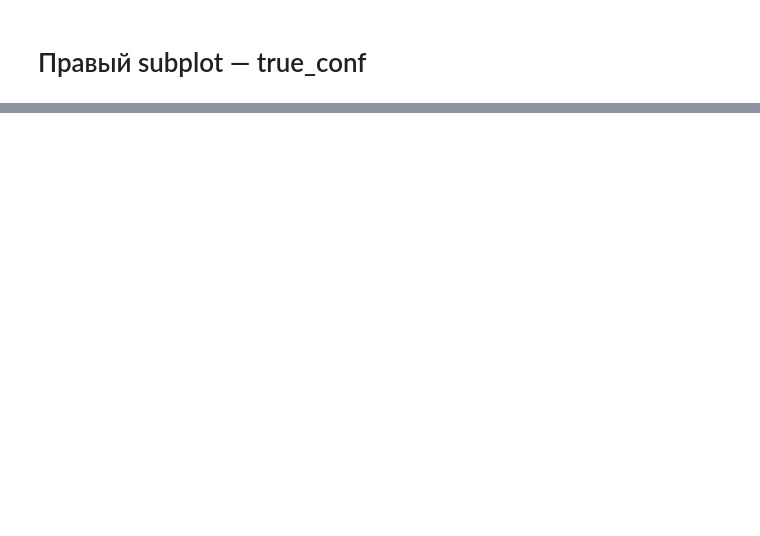
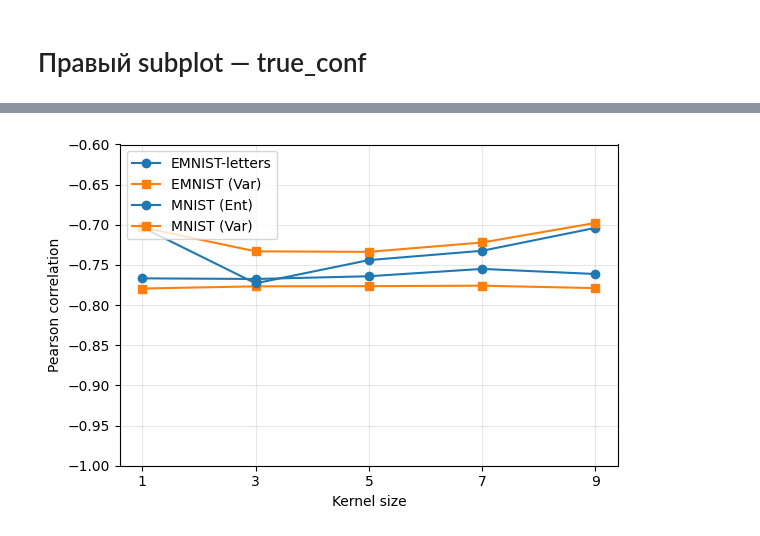
Before and after one commit to qosquo/bayes_nn, a Jupyter notebook: experiments/mnist_vs_emnist-letters_comparison.ipynb, the cells around one changed output, grey strips where cells are left out. Cells and saved outputs as stored; diff of their text form; code cells hidden in the pictures; blank space fills up the shorter version.

```diff
--- a/experiments/mnist_vs_emnist-letters_comparison.ipynb
+++ b/experiments/mnist_vs_emnist-letters_comparison.ipynb
@@ -312,0 +557,20 @@ plt.show()
+# %%
+from torchvision.datasets import MNIST
+
+mnist_evals = evaluate_with_blurs(
+    mnist_model,
+    MNIST,
+    None,
+    None,
+    kernel_sizes, device, T,
+    desc="MNIST Gaussian Blur",
+)
+# %%
+emnist_evals = evaluate_with_blurs(
+    emnist_model,
+    EMNIST,
+    {"split": "letters"},
+    None,
+    kernel_sizes, device, T,
+    desc="EMNIST Gaussian Blur",
+)
@@ -312,0 +618,25 @@ plt.show()
+# %%
+mnist_correlations_total_true = [calculate_correlations(mnist_evals[ks][0], mnist_evals[ks][1], mnist_labels)[1] for ks in kernel_sizes]
+emnist_correlations_total_true = [calculate_correlations(emnist_evals[ks][0], emnist_evals[ks][1], emnist_labels)[1] for ks in kernel_sizes]
+# %%
+fig, ax = plt.subplots(figsize=(6, 4), sharey=True)
+
+colors = {'E': 'C0', 'M': 'C1'}
+markers = {'E': 'o', 'M': 's'}
+
+ax.plot(kernel_sizes, emnist_correlations_total_true, marker=markers['E'], color=colors['E'], label='EMNIST-letters')
+ax.plot(kernel_sizes, emnist_correlations_true, marker=markers['M'], color=colors['M'], label='EMNIST (Var)')
+ax.plot(kernel_sizes, mnist_correlations_total_true, marker=markers['E'], color=colors['E'], label='MNIST (Ent)')
+ax.plot(kernel_sizes, mnist_correlations_true, marker=markers['M'], color=colors['M'], label='MNIST (Var)')
+# ax.set_title('True class')
+ax.set_xticks(kernel_sizes)
+ax.set_xlabel("Kernel size")
+ax.set_ylabel("Pearson correlation")
+ax.grid(True, alpha=0.3)
+ax.set_ylim(bottom=-1,top=-0.6)
+ax.legend(loc='upper left')
+
+plt.tight_layout()
+plt.show()
+# %% [output]
+[figure, added]
```
Also changed, not shown: parts of 38 cells of this notebook, 4 other files.
